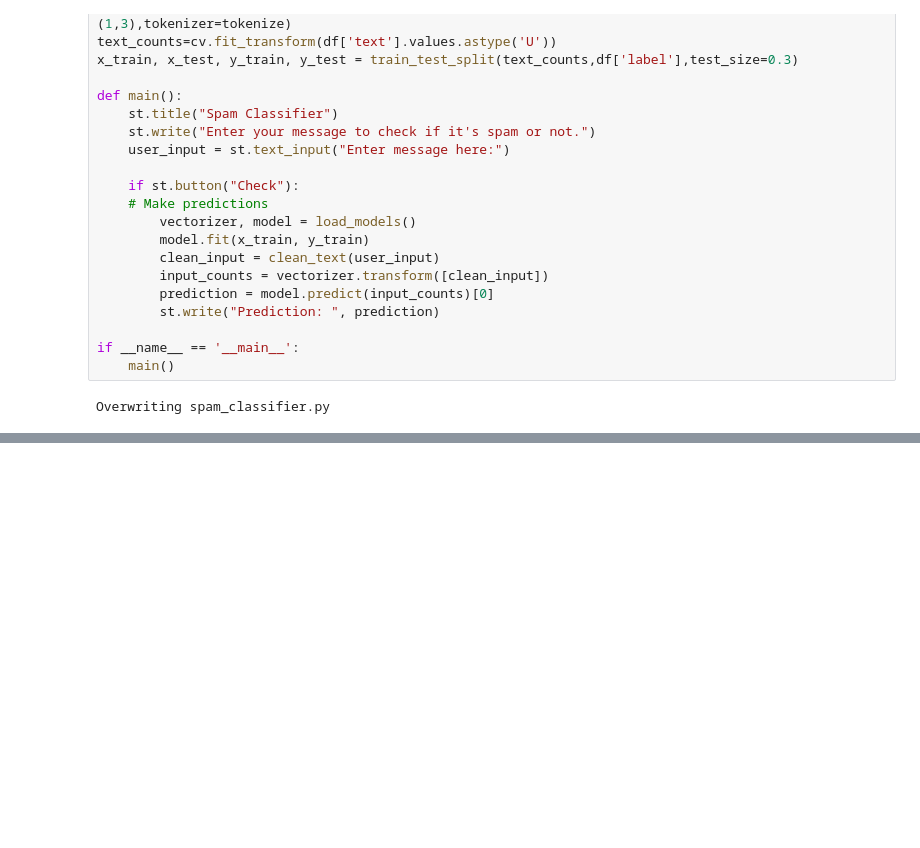
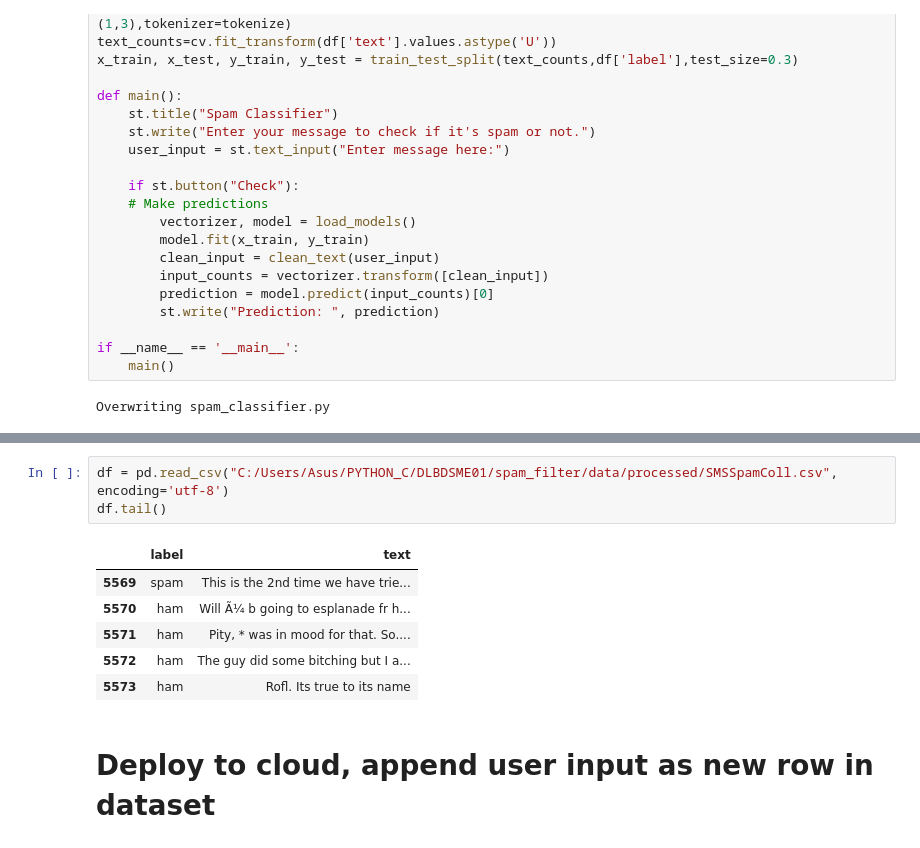
Before and after one commit to hennypurwadi/spam_classifier, a Jupyter notebook: spam_filter/src/DLBDSME01_Spam_Classifier.ipynb, the cells around one changed output, grey strips where cells are left out. Drawn from its saved outputs; the diff is of its cells as text; blank space fills up the shorter version.

```diff
--- a/spam_filter/src/DLBDSME01_Spam_Classifier.ipynb
+++ b/spam_filter/src/DLBDSME01_Spam_Classifier.ipynb
@@ -931,0 +1028,12 @@ Overwriting spam_classifier.py
+# %%
+df = pd.read_csv("C:/Users/Asus/PYTHON_C/DLBDSME01/spam_filter/data/processed/SMSSpamColl.csv", encoding='utf-8')
+df.tail()
+# %% [output]
+|  | label | text |
+| 5569 | spam | This is the 2nd time we have trie... |
+| 5570 | ham | Will Ã¼ b going to esplanade fr h... |
+| 5571 | ham | Pity, * was in mood for that. So.... |
+| 5572 | ham | The guy did some bitching but I a... |
+| 5573 | ham | Rofl. Its true to its name |
+# %% [markdown]
+# Deploy to cloud, append user input as new row in dataset
```
Also changed, not shown: parts of 22 cells of this notebook.
